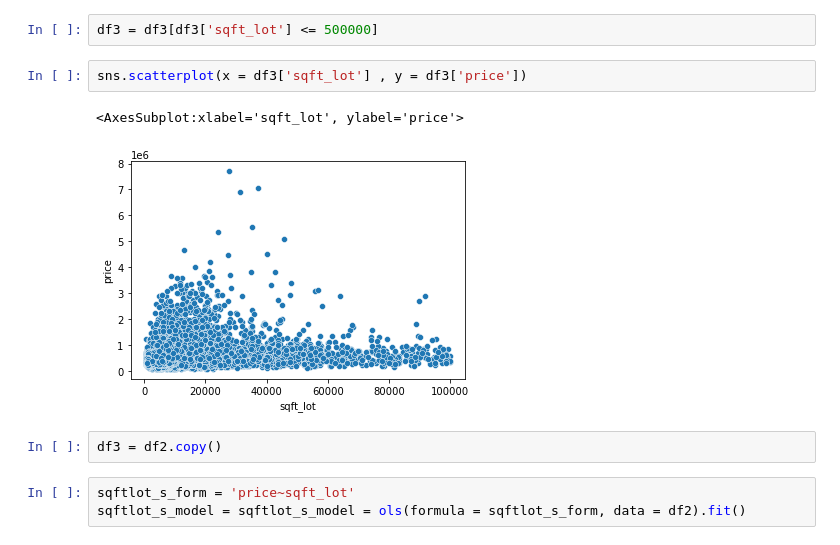
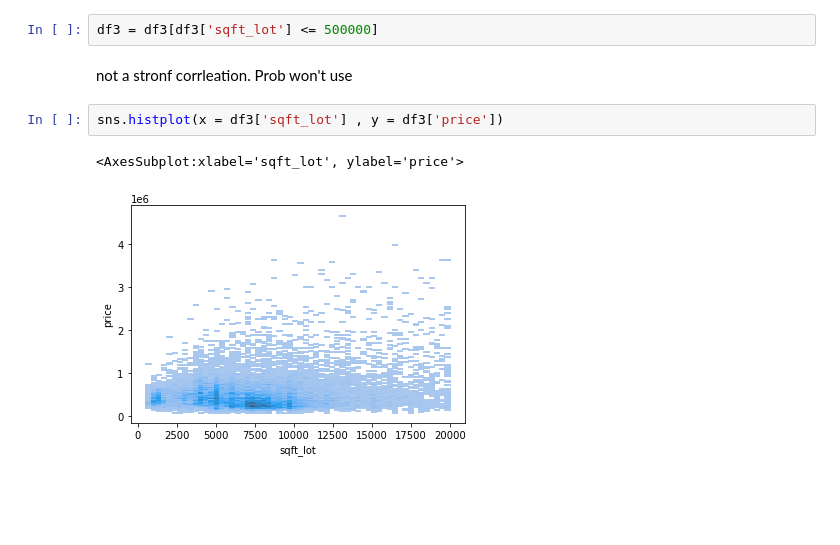
Before and after one commit to Jyve00/King-County-Housing-, a Jupyter notebook: notebooks/Tony/Untitled.ipynb, the cells around one changed output. Cells and saved outputs as stored; diff of their text form; blank space fills up the shorter version.

Commit message:
cleaning data

```diff
--- a/notebooks/Tony/Untitled.ipynb
+++ b/notebooks/Tony/Untitled.ipynb
@@ -293,12 +276,9 @@ strong multicollinearity or other numerical problems.
 # %%
 df3 = df3[df3['sqft_lot'] <= 500000]
+# %% [markdown]
+not a stronf corrleation. Prob won't use
 # %%
-sns.scatterplot(x = df3['sqft_lot'] , y = df3['price'])
+sns.histplot(x = df3['sqft_lot'] , y = df3['price'])
 # %% [output]
 <AxesSubplot:xlabel='sqft_lot', ylabel='price'>
-[figure, old version]
+[figure, new version]
-# %%
-df3 = df2.copy()
-# %%
-sqftlot_s_form = 'price~sqft_lot'
-sqftlot_s_model = sqftlot_s_model = ols(formula = sqftlot_s_form, data = df2).fit()
```
Also changed, not shown: parts of 20 cells of this notebook.
